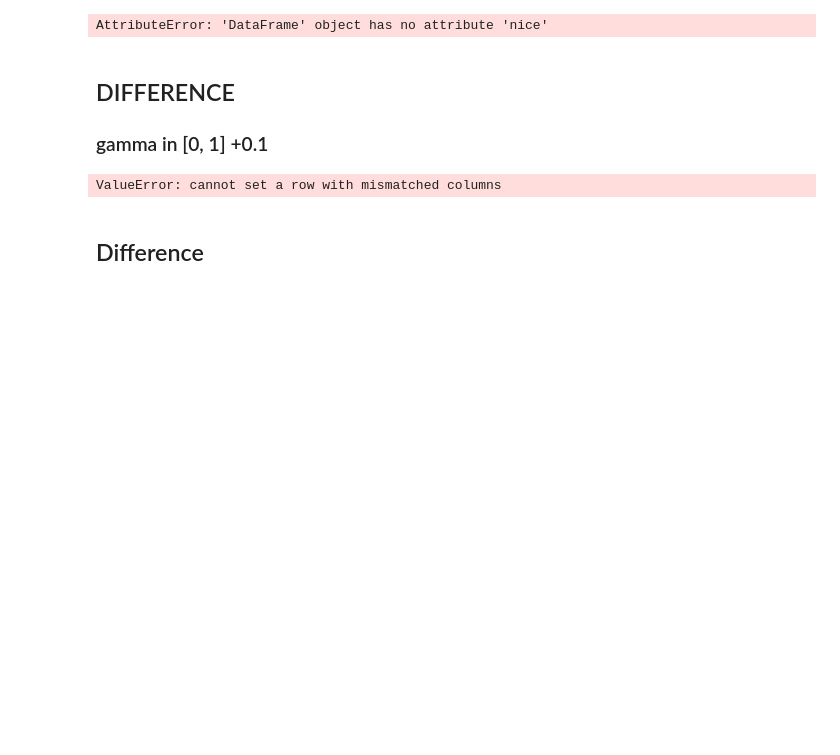
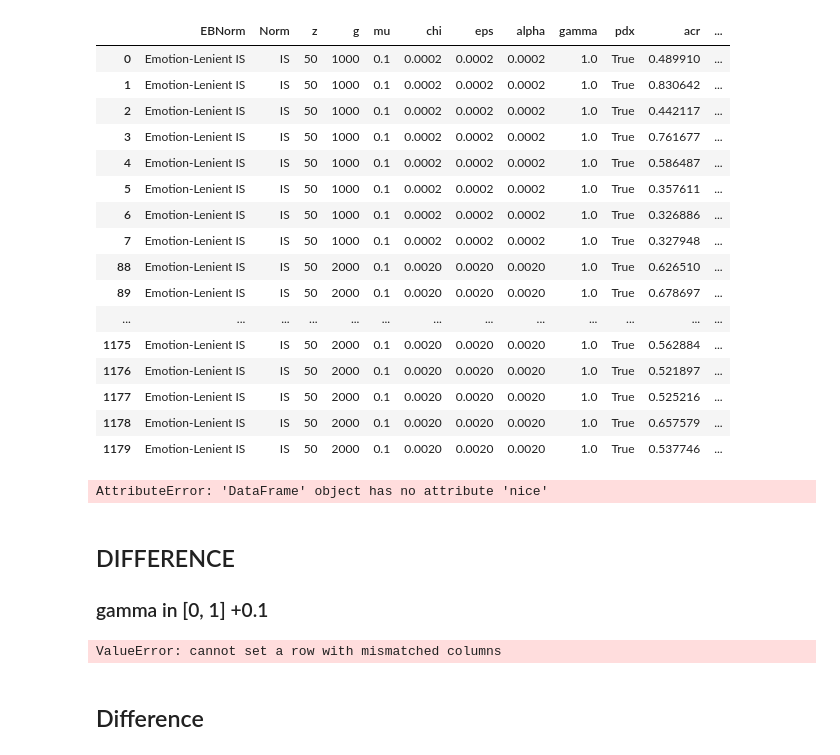
Before and after one commit to cfonsecahenrique/SNARE, a Jupyter notebook: EB NORMS on Errors.ipynb, the cells around one changed output. Saved outputs shown, nothing was run; the diff lists cells and outputs as text; code cells hidden in the pictures; blank space fills up the shorter version.

```diff
--- a/EB NORMS on Errors.ipynb
+++ b/EB NORMS on Errors.ipynb
@@ -53,3 +55,25 @@ data
+# %%
+sub = data[(data.EBNorm=="Emotion-Lenient IS")&(data.gamma==1)].head(60)
+#sub.ET.value_counts()
+sub
+# %% [output]
+|  | EBNorm | Norm | z | g | mu | chi | eps | alpha | gamma | pdx | acr | ... |
+| 0 | Emotion-Lenient IS | IS | 50 | 1000 | 0.1 | 0.0002 | 0.0002 | 0.0002 | 1.0 | True | 0.489910 | ... |
+| 1 | Emotion-Lenient IS | IS | 50 | 1000 | 0.1 | 0.0002 | 0.0002 | 0.0002 | 1.0 | True | 0.830642 | ... |
+| 2 | Emotion-Lenient IS | IS | 50 | 1000 | 0.1 | 0.0002 | 0.0002 | 0.0002 | 1.0 | True | 0.442117 | ... |
+| 3 | Emotion-Lenient IS | IS | 50 | 1000 | 0.1 | 0.0002 | 0.0002 | 0.0002 | 1.0 | True | 0.761677 | ... |
+| 4 | Emotion-Lenient IS | IS | 50 | 1000 | 0.1 | 0.0002 | 0.0002 | 0.0002 | 1.0 | True | 0.586487 | ... |
+| 5 | Emotion-Lenient IS | IS | 50 | 1000 | 0.1 | 0.0002 | 0.0002 | 0.0002 | 1.0 | True | 0.357611 | ... |
+| 6 | Emotion-Lenient IS | IS | 50 | 1000 | 0.1 | 0.0002 | 0.0002 | 0.0002 | 1.0 | True | 0.326886 | ... |
+| 7 | Emotion-Lenient IS | IS | 50 | 1000 | 0.1 | 0.0002 | 0.0002 | 0.0002 | 1.0 | True | 0.327948 | ... |
+| 88 | Emotion-Lenient IS | IS | 50 | 2000 | 0.1 | 0.0020 | 0.0020 | 0.0020 | 1.0 | True | 0.626510 | ... |
+| 89 | Emotion-Lenient IS | IS | 50 | 2000 | 0.1 | 0.0020 | 0.0020 | 0.0020 | 1.0 | True | 0.678697 | ... |
+| ... | ... | ... | ... | ... | ... | ... | ... | ... | ... | ... | ... | ... |
+| 1175 | Emotion-Lenient IS | IS | 50 | 2000 | 0.1 | 0.0020 | 0.0020 | 0.0020 | 1.0 | True | 0.562884 | ... |
+| 1176 | Emotion-Lenient IS | IS | 50 | 2000 | 0.1 | 0.0020 | 0.0020 | 0.0020 | 1.0 | True | 0.521897 | ... |
+| 1177 | Emotion-Lenient IS | IS | 50 | 2000 | 0.1 | 0.0020 | 0.0020 | 0.0020 | 1.0 | True | 0.525216 | ... |
+| 1178 | Emotion-Lenient IS | IS | 50 | 2000 | 0.1 | 0.0020 | 0.0020 | 0.0020 | 1.0 | True | 0.657579 | ... |
+| 1179 | Emotion-Lenient IS | IS | 50 | 2000 | 0.1 | 0.0020 | 0.0020 | 0.0020 | 1.0 | True | 0.537746 | ... |
 # %%
 chosen_norm: str = "IS Empirical"
 filtered = data[data.EBNorm == chosen_norm]
```
Also changed, not shown: parts of 3 cells of this notebook, 2 other files.
